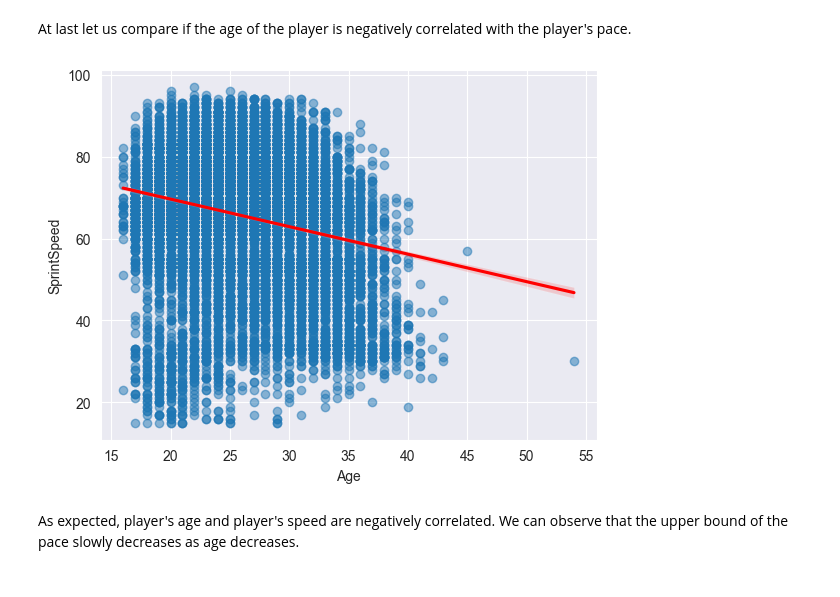
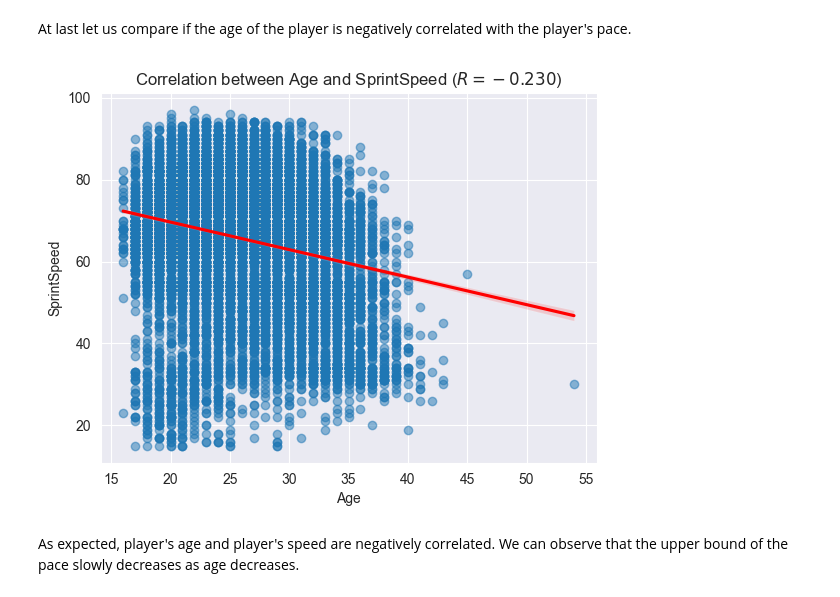
Before and after one commit to zurfil/DataSciencePortfolio, a Jupyter notebook: FIFA/main.ipynb, the cells around one changed output. Drawn from its saved outputs; the diff is of its cells as text; code cells hidden in the pictures.

```diff
--- a/FIFA/main.ipynb
+++ b/FIFA/main.ipynb
@@ -179,9 +183,11 @@ to the correlation line compared to the shooting-weak foot comparison.
 At last let us compare if the age of the player is negatively correlated with the player's pace.
 # %%
 sns.regplot(x="Age", y="SprintSpeed", data=data, scatter_kws={'alpha':0.5}, line_kws={'color': 'red'})
+test = stats.pearsonr(data["SprintSpeed"], data["Age"])
+plt.title(f"Correlation between Age and SprintSpeed ($R = {test.statistic:.3f}$)")
 plt.show();
 # %% [output]
-[figure, old version]
+[figure, new version]
 # %% [markdown]
 As expected, player's age and player's speed are negatively correlated.
 We can observe that the upper bound of the pace slowly decreases as age decreases.
```
Also changed, not shown: parts of 5 cells of this notebook.
